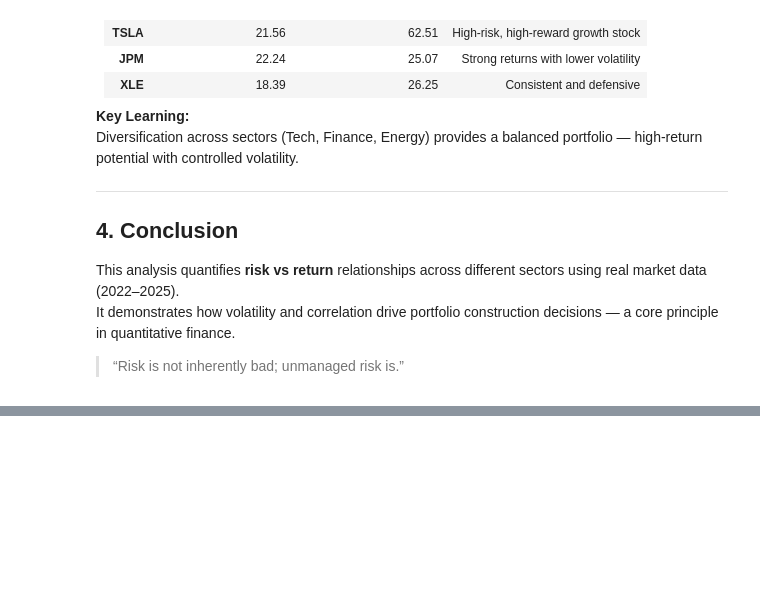
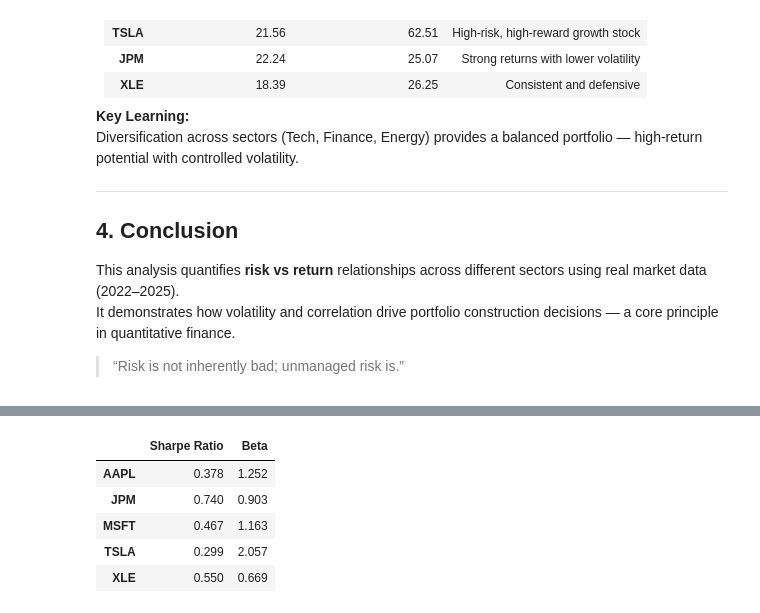
Before and after one commit to rashmeetkaur29/quant-project-1-risk-and-returns, a Jupyter notebook: notebooks/stock_analysis.ipynb, the cells around one changed output, grey strips where cells are left out. Saved outputs shown, nothing was run; the diff lists cells and outputs as text; code cells hidden in the pictures; blank space fills up the shorter version.

```diff
--- a/notebooks/stock_analysis.ipynb
+++ b/notebooks/stock_analysis.ipynb
@@ -165,0 +186,34 @@ plt.close()
+# %%
+# Set a risk-free rate (approximate, e.g., 4% annual -> daily)
+risk_free_rate_daily = 0.04 / 252
+
+# Excess returns = asset returns - risk-free rate
+excess_returns = aligned_returns.sub(risk_free_rate_daily)
+
+# Calculate mean and standard deviation (daily)
+mean_returns = excess_returns.mean()
+std_returns = excess_returns.std()
+
+# Sharpe Ratio (annualized)
+sharpe_ratio = (mean_returns / std_returns) * np.sqrt(252)
+
+# Beta Calculation
+# Covariance of each asset with SP500 divided by variance of SP500
+cov_matrix = aligned_returns.cov()
+market_var = cov_matrix.loc['SP500', 'SP500']
+betas = cov_matrix.loc[:, 'SP500'] / market_var
+
+# Combine results into a DataFrame
+metrics = pd.DataFrame({
+    'Sharpe Ratio': sharpe_ratio.round(3),
+    'Beta': betas.round(3)
+}).drop('SP500')
+
+metrics
+# %% [output]
+|  | Sharpe Ratio | Beta |
+| AAPL | 0.378 | 1.252 |
+| JPM | 0.740 | 0.903 |
+| MSFT | 0.467 | 1.163 |
+| TSLA | 0.299 | 2.057 |
+| XLE | 0.550 | 0.669 |
```
Also changed, not shown: parts of 6 cells of this notebook, 1 other file.
